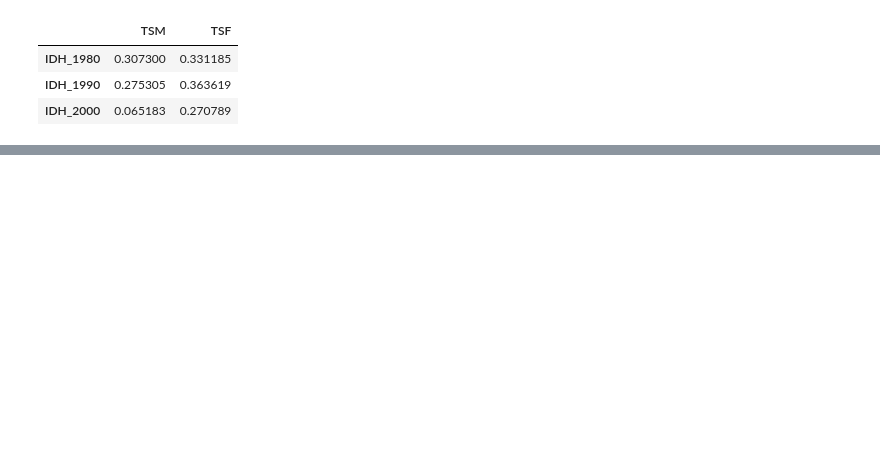
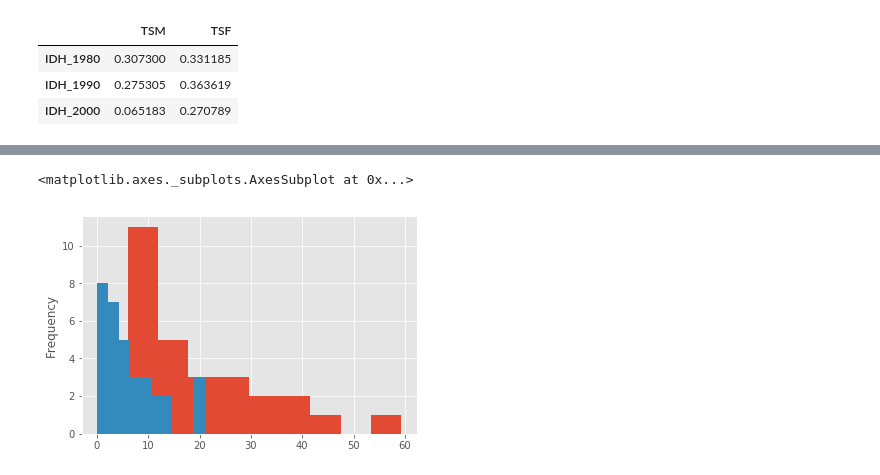
Before and after one commit to gabrielcla/CoDes-Projeto1, a Jupyter notebook: Projeto1.ipynb, the cells around one changed output, grey strips where cells are left out. Saved outputs shown, nothing was run; the diff lists cells and outputs as text; code cells hidden in the pictures; blank space fills up the shorter version.

```diff
--- a/Projeto1.ipynb
+++ b/Projeto1.ipynb
@@ -88,0 +142,6 @@ Não existe a correlação razoável entre a taxa de homícidio masculino e o ID
+# %%
+tabelaAno(1980)["TSM_1980"].plot.hist()
+tabelaAno(1980)["TSF_1980"].plot.hist()
+# %% [output]
+<matplotlib.axes._subplots.AxesSubplot at 0x...>
+[figure, added]
```
Also changed, not shown: parts of 19 cells of this notebook, 6 other files.
